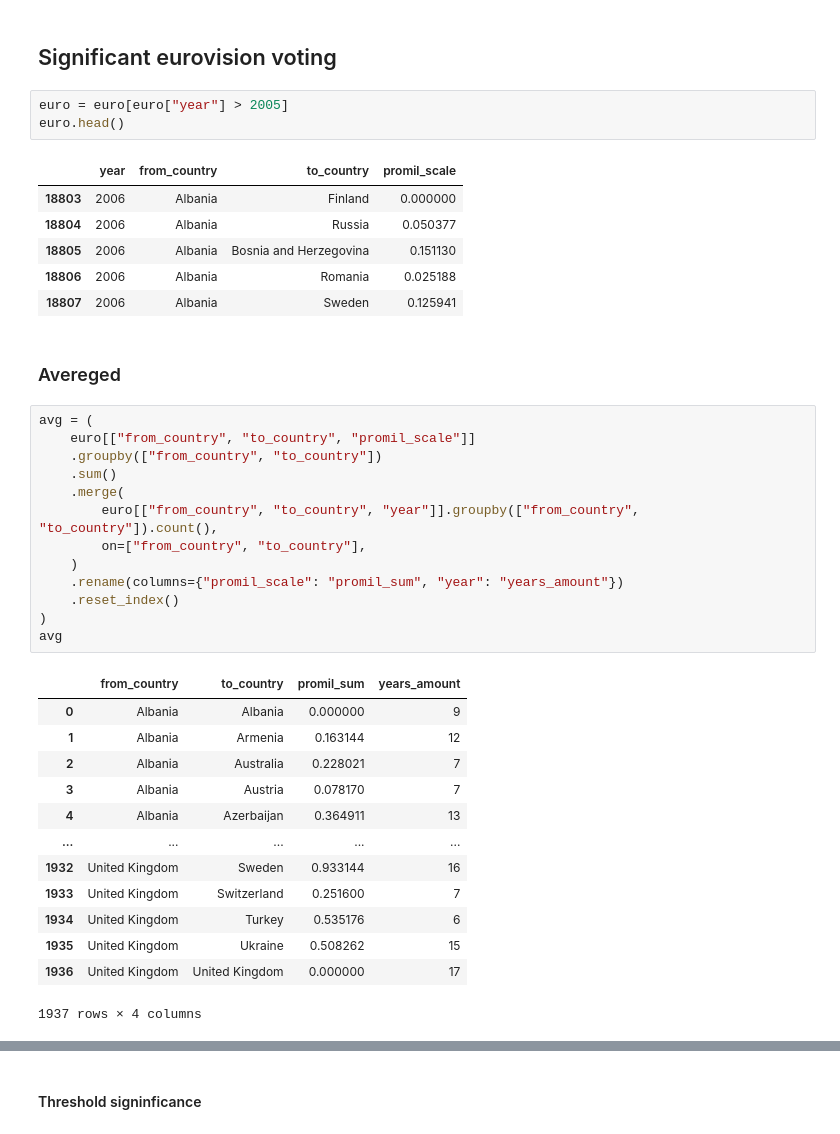
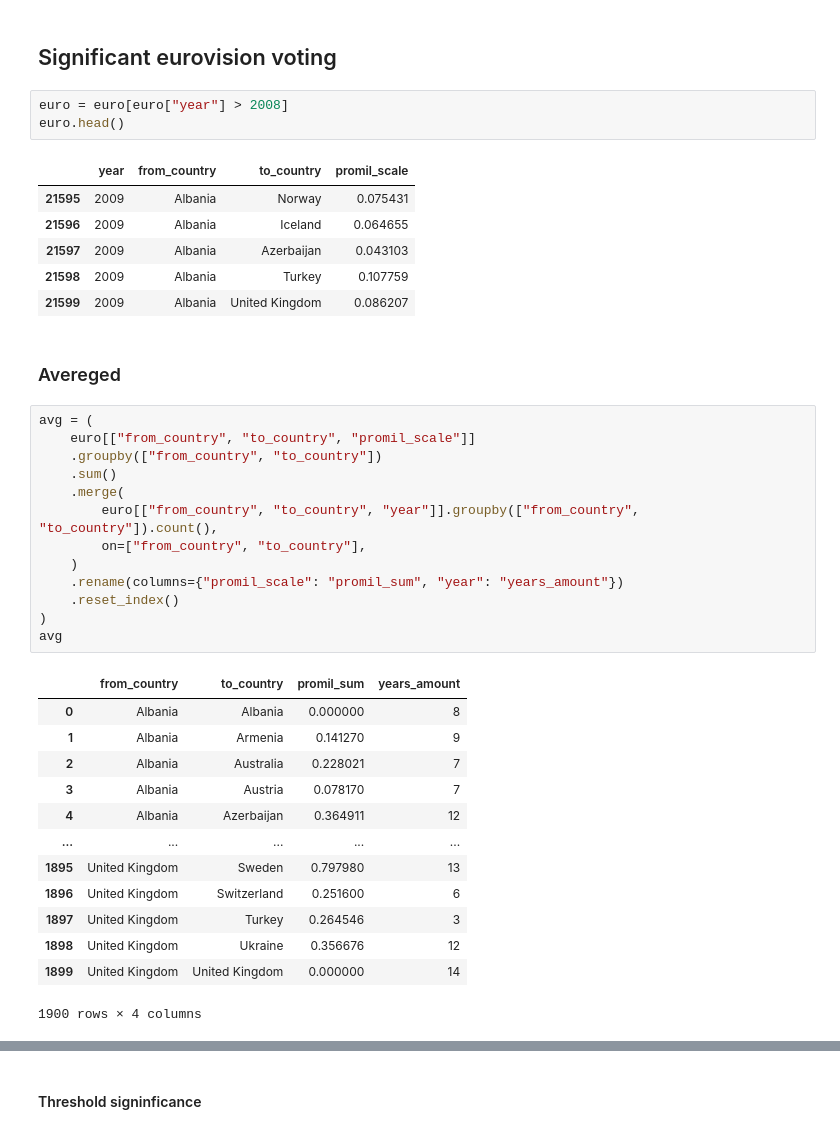
Before and after one commit to RichardStaszkiewicz/WUT-TASS-Eurovision-vs-Minorities, a Jupyter notebook: analyze.ipynb, the cells around one changed output, grey strips where cells are left out. Saved outputs shown, nothing was run; the diff lists cells and outputs as text.

```diff
--- a/analyze.ipynb
+++ b/analyze.ipynb
@@ -119,15 +94,15 @@ vizualize(sig_matrix[sig_matrix['significant_zscore']])
 # %% [markdown]
 ## Significant eurovision voting
 # %%
-euro = euro[euro["year"] > 2005]
+euro = euro[euro["year"] > 2008]
 euro.head()
 # %% [output]
 |  | year | from_country | to_country | promil_scale |
-| 18803 | 2006 | Albania | Finland | 0.000000 |
-| 18804 | 2006 | Albania | Russia | 0.050377 |
-| 18805 | 2006 | Albania | Bosnia and Herzegovina | 0.151130 |
-| 18806 | 2006 | Albania | Romania | 0.025188 |
-| 18807 | 2006 | Albania | Sweden | 0.125941 |
+| 21595 | 2009 | Albania | Norway | 0.075431 |
+| 21596 | 2009 | Albania | Iceland | 0.064655 |
+| 21597 | 2009 | Albania | Azerbaijan | 0.043103 |
+| 21598 | 2009 | Albania | Turkey | 0.107759 |
+| 21599 | 2009 | Albania | United Kingdom | 0.086207 |
 # %% [markdown]
 ### Avereged
 # %%
@@ -145,18 +120,18 @@ avg = (
 avg
 # %% [output]
 |  | from_country | to_country | promil_sum | years_amount |
-| 0 | Albania | Albania | 0.000000 | 9 |
-| 1 | Albania | Armenia | 0.163144 | 12 |
+| 0 | Albania | Albania | 0.000000 | 8 |
+| 1 | Albania | Armenia | 0.141270 | 9 |
 | 2 | Albania | Australia | 0.228021 | 7 |
 | 3 | Albania | Austria | 0.078170 | 7 |
-| 4 | Albania | Azerbaijan | 0.364911 | 13 |
+| 4 | Albania | Azerbaijan | 0.364911 | 12 |
 | ... | ... | ... | ... | ... |
-| 1932 | United Kingdom | Sweden | 0.933144 | 16 |
-| 1933 | United Kingdom | Switzerland | 0.251600 | 7 |
-| 1934 | United Kingdom | Turkey | 0.535176 | 6 |
-| 1935 | United Kingdom | Ukraine | 0.508262 | 15 |
-| 1936 | United Kingdom | United Kingdom | 0.000000 | 17 |
+| 1895 | United Kingdom | Sweden | 0.797980 | 13 |
+| 1896 | United Kingdom | Switzerland | 0.251600 | 6 |
+| 1897 | United Kingdom | Turkey | 0.264546 | 3 |
+| 1898 | United Kingdom | Ukraine | 0.356676 | 12 |
+| 1899 | United Kingdom | United Kingdom | 0.000000 | 14 |
-1937 rows × 4 columns
+1900 rows × 4 columns
 # %%
 avg['standardized'] = avg['promil_sum'] / avg['years_amount']
 avg = avg.drop(columns=['promil_sum', 'years_amount'])
```
Also changed, not shown: parts of 54 cells of this notebook.
